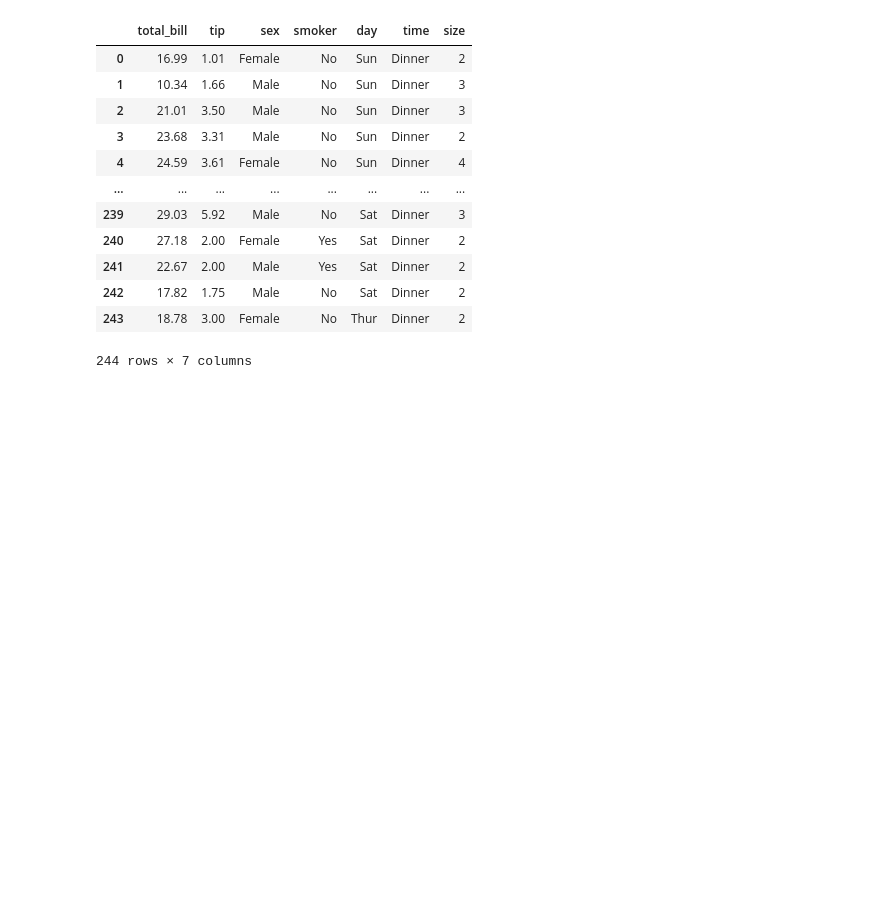
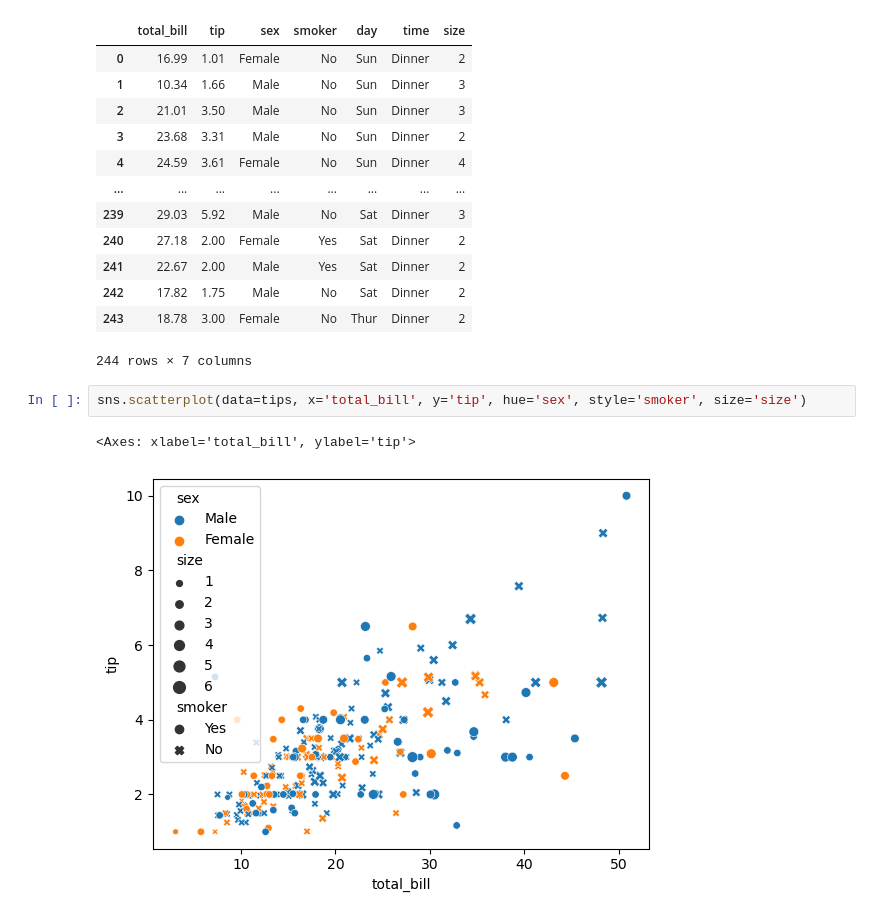
Before and after one commit to SpandanBasack/MachineLearning, a Jupyter notebook: EDA/EDA_Multivariate.ipynb, the cells around one changed output. Drawn from its saved outputs; the diff is of its cells as text; blank space fills up the shorter version.

```diff
--- a/EDA/EDA_Multivariate.ipynb
+++ b/EDA/EDA_Multivariate.ipynb
@@ -19,3 +19,8 @@ tips
 | 242 | 17.82 | 1.75 | Male | No | Sat | Dinner | 2 |
 | 243 | 18.78 | 3.00 | Female | No | Thur | Dinner | 2 |
 244 rows × 7 columns
+# %%
+sns.scatterplot(data=tips, x='total_bill', y='tip', hue='sex', style='smoker', size='size')
+# %% [output]
+<Axes: xlabel='total_bill', ylabel='tip'>
+[figure, added]
```
Also changed, not shown: parts of 11 cells of this notebook, 1 other file.
